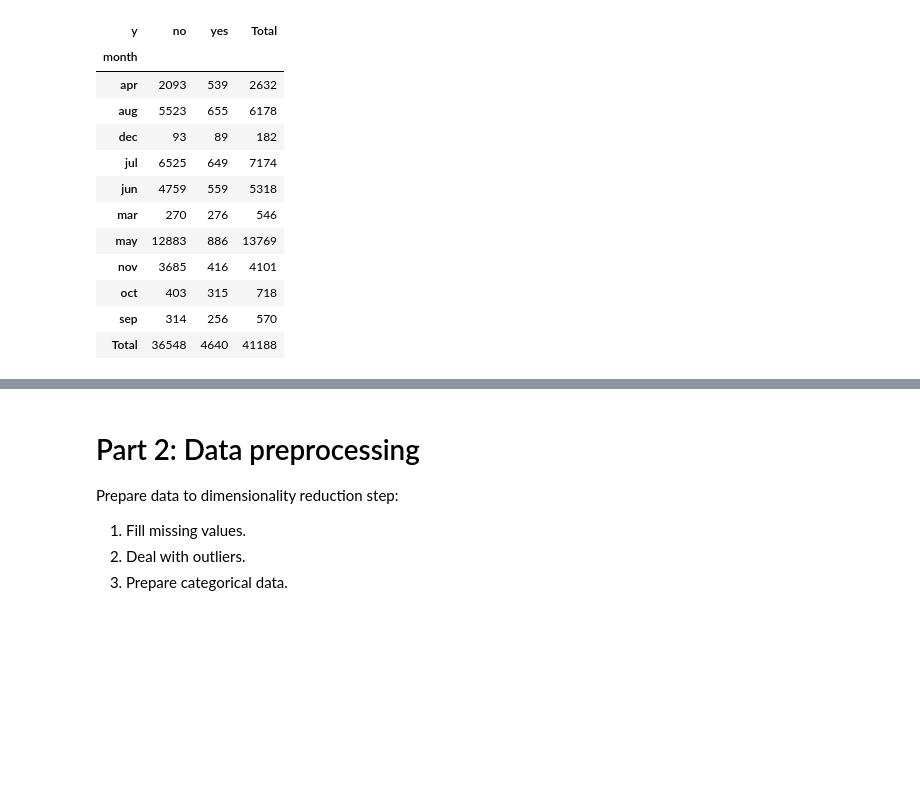
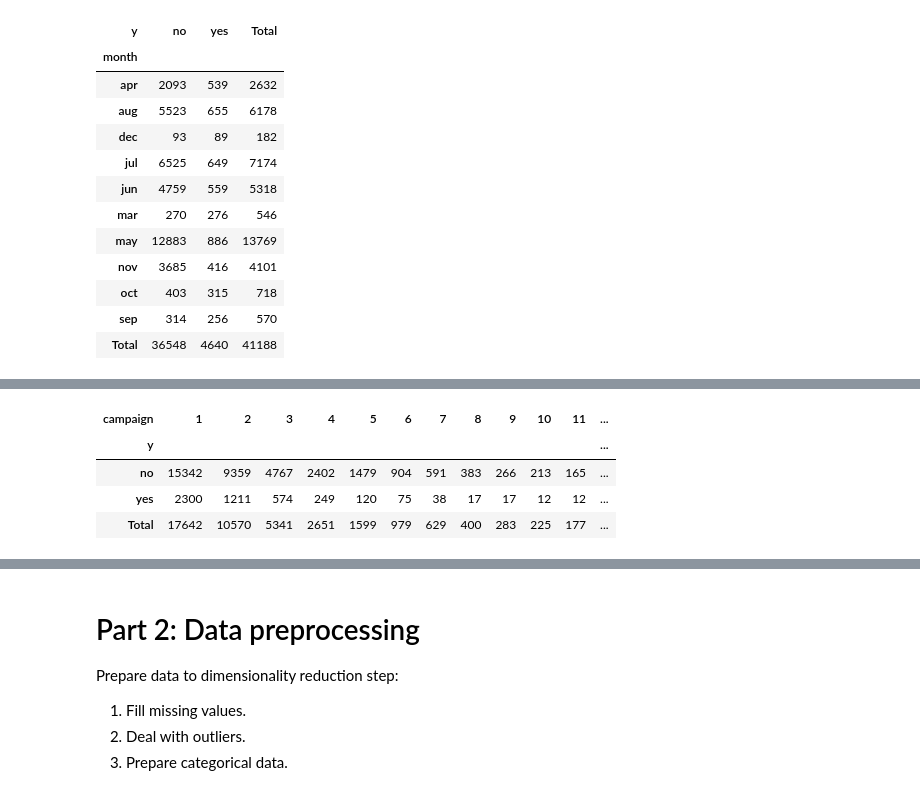
Before and after one commit to sivikt/dstrials, a Jupyter notebook: DSMP#1/2_eda/homework.ipynb, the cells around one changed output, grey strips where cells are left out. Drawn from its saved outputs; the diff is of its cells as text; code cells hidden in the pictures; blank space fills up the shorter version.

Commit message:
add more crosstabs

```diff
--- a/DSMP#1/2_eda/homework.ipynb
+++ b/DSMP#1/2_eda/homework.ipynb
@@ -577,3 +632,11 @@ pd.crosstab(data.month, data.y, margins=True, margins_name="Total")
+# %%
+pd.crosstab(data.y, data.campaign, margins=True, margins_name="Total")
+# %% [output]
+| campaign | 1 | 2 | 3 | 4 | 5 | 6 | 7 | 8 | 9 | 10 | 11 | ... |
+| y |  |  |  |  |  |  |  |  |  |  |  | ... |
+| no | 15342 | 9359 | 4767 | 2402 | 1479 | 904 | 591 | 383 | 266 | 213 | 165 | ... |
+| yes | 2300 | 1211 | 574 | 249 | 120 | 75 | 38 | 17 | 17 | 12 | 12 | ... |
+| Total | 17642 | 10570 | 5341 | 2651 | 1599 | 979 | 629 | 400 | 283 | 225 | 177 | ... |
 # %% [markdown]
 ### 1.2 INTERPRETATION
 1. We can clearly see that clients who agreed were contacted not more than ~10 times during this campaign among all marital and education groups.
```
Also changed, not shown: parts of 6 cells of this notebook, 1 other file.
